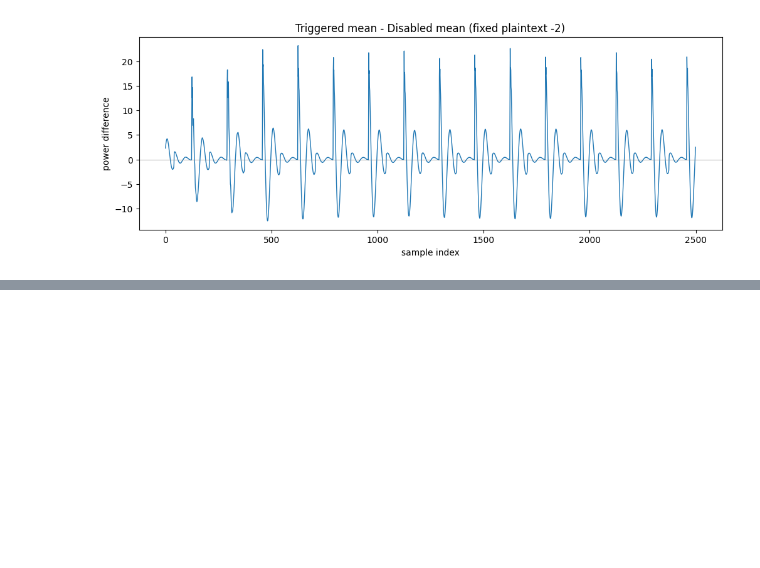
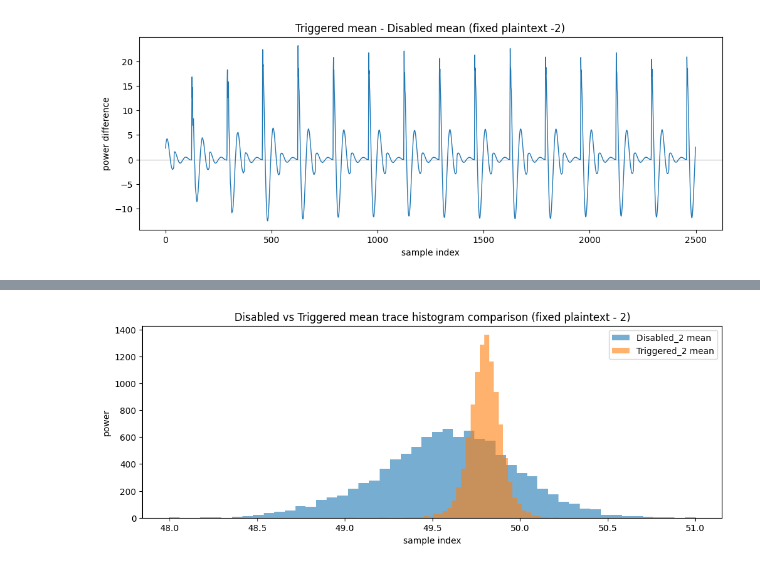
Before and after one commit to ericnmt/htd-benchmarking, a Jupyter notebook: notebooks/T800-HT-ML-Pipeline.ipynb, the cells around one changed output, grey strips where cells are left out. Cells and saved outputs as stored; diff of their text form; code cells hidden in the pictures; blank space fills up the shorter version.

Commit message:
Added mean trace histogram comparison plot.

```diff
--- a/notebooks/T800-HT-ML-Pipeline.ipynb
+++ b/notebooks/T800-HT-ML-Pipeline.ipynb
@@ -106,0 +124,13 @@ plt.close()
+# %%
+plt.figure(figsize=(12,4))
+plt.hist(d2.mean(axis=1), bins=50, alpha=0.6, label = "Disabled_2 mean")
+plt.hist(t2.mean(axis=1), bins=50, alpha=0.6, label = "Triggered_2 mean")
+plt.legend()
+plt.title("Disabled vs Triggered mean trace histogram comparison (fixed plaintext - 2)")
+plt.xlabel("sample index")
+plt.ylabel("power")
+plt.savefig("results/figures/04_hist.png", dpi=120, bbox_inches="tight")
+plt.show()
+plt.close()
+# %% [output]
+[figure, added]
```
Also changed, not shown: parts of 2 cells of this notebook.
